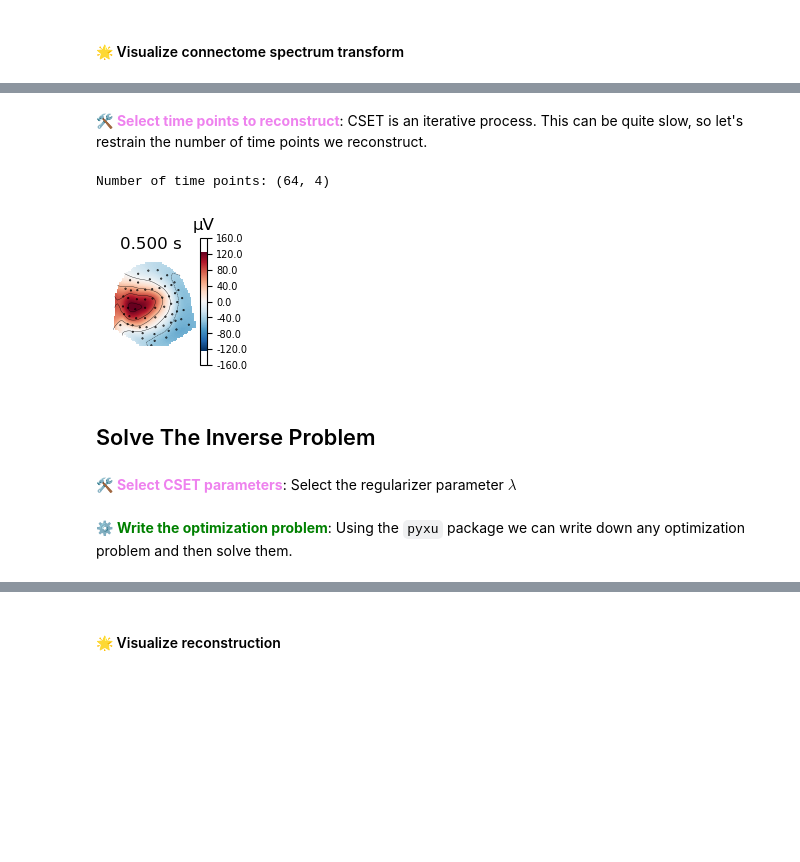
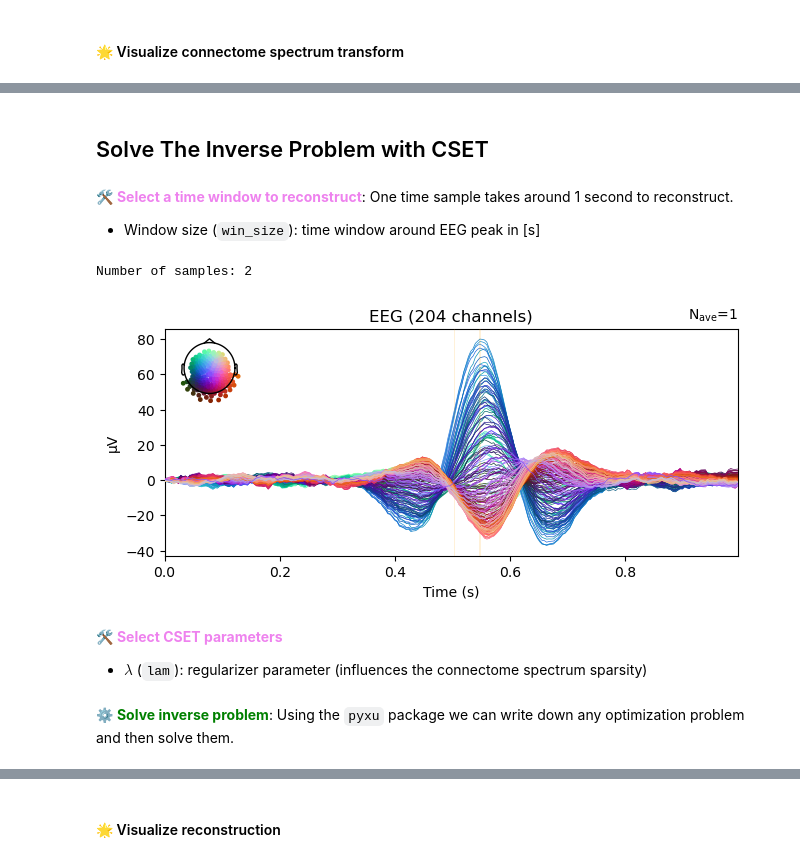
Before and after one commit to NinoHerve/mindmap, a Jupyter notebook: pipeline/4_inverse_CSET.ipynb, the cells around one changed output, grey strips where cells are left out. Cells and saved outputs as stored; diff of their text form; code cells hidden in the pictures; blank space fills up the shorter version.

Commit message:
feat: simulations, ohbm; fix: cset debugged

```diff
--- a/pipeline/4_inverse_CSET.ipynb
+++ b/pipeline/4_inverse_CSET.ipynb
@@ -82,19 +101,35 @@ Widget(value='<iframe src="http://localhost:38165/index.html?ui=P_0x720ca2144440
-# %% [markdown]
-🛠️ <font color=violet>**Select time points to reconstruct**</font>: CSET is an iterative process. This can be quite slow, so let's restrain the number of time points we reconstruct.
-# %%
-tmin  = 0.49
-tmax  = 0.51
-tviz  = 0.5
-sfreq = data["eeg_inv"].info["sfreq"]
-
-b = data["eeg_inv"].get_data("eeg", tmin=tmin, tmax=tmax)
-
-print(f"Number of time points: {b.shape}")
-_ = data["eeg_inv"].plot_topomap([tviz], outlines=None, extrapolate="local")
-# %% [output]
-Number of time points: (64, 4)
-[figure, removed]
 # %% [markdown]
-## Solve The Inverse Problem
+## Solve The Inverse Problem with CSET
+# %% [markdown]
+🛠️ <font color=violet>**Select a time window to reconstruct**</font>: One time sample takes around 1 second to reconstruct.
+- Window size (`win_size`): time window around EEG peak in [s]
+# %%
+win_size = None      # window size in [s], if None take the 50% rising phase and peak phase only
+
+if win_size is not None:
+    dt = int(win_size * sfreq /2)
+    b  = data["eeg_inv"].data[:, pt-dt:pt+dt]
+
+    t_start  = t_peak-(win_size/2)
+    t_end    = t_peak+(win_size/2)
+    idx_half = int((t_half-t_start)*sfreq)
+    idx_peak = int((t_peak-t_start)*sfreq)
+
+    highlight = [t_start, t_end]
+
+else:
+    b = data["eeg_inv"].data[:, [ht,pt]]
+
+    idx_half = 0
+    idx_peak = 1
+
+    highlight = [t_half-1e-3, t_half+1e-3], [t_peak-1e-3, t_peak+1e-3]
+
+print(f"Number of samples: {b.shape[1]}")
+_ = data["eeg_inv"].plot(highlight=highlight)
+# %% [output]
+Number of samples: 2
+[figure, added]
 # %% [markdown]
-🛠️ <font color=violet>**Select CSET parameters**</font>: Select the regularizer parameter $\lambda$
+🛠️ <font color=violet>**Select CSET parameters**</font>
+- $\lambda$ (`lam`): regularizer parameter (influences the connectome spectrum sparsity)
@@ -103,2 +142,2 @@ lam = 0.01
 # %% [markdown]
-⚙️ <font color=green>**Write the optimization problem**</font>: Using the `pyxu` package we can write down any optimization problem and then solve them.
+⚙️ <font color=green>**Solve inverse problem**</font>: Using the `pyxu` package we can write down any optimization problem and then solve them.
```
Also changed, not shown: parts of 37 cells of this notebook, 21 other files.
